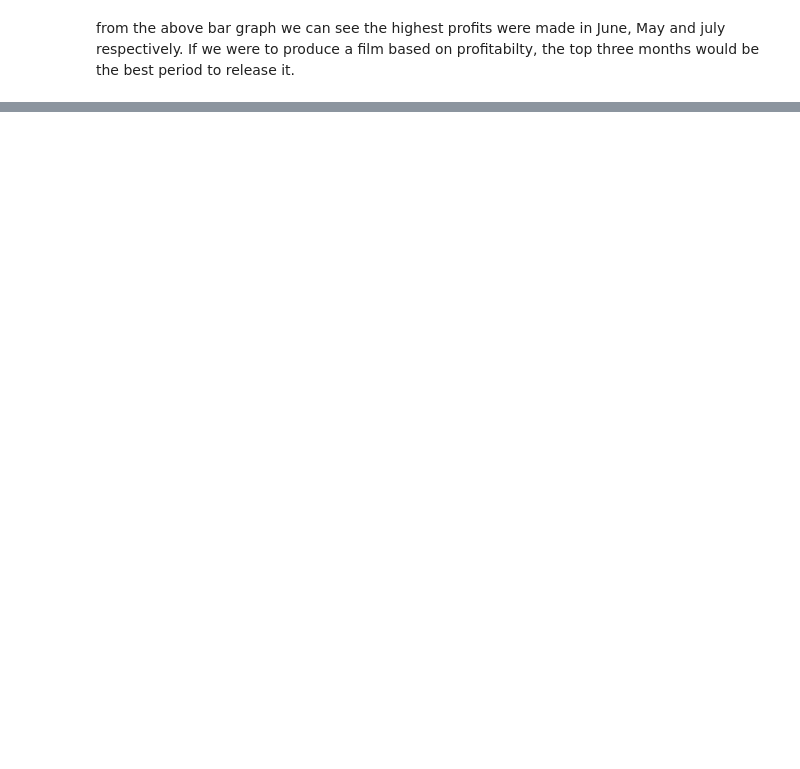
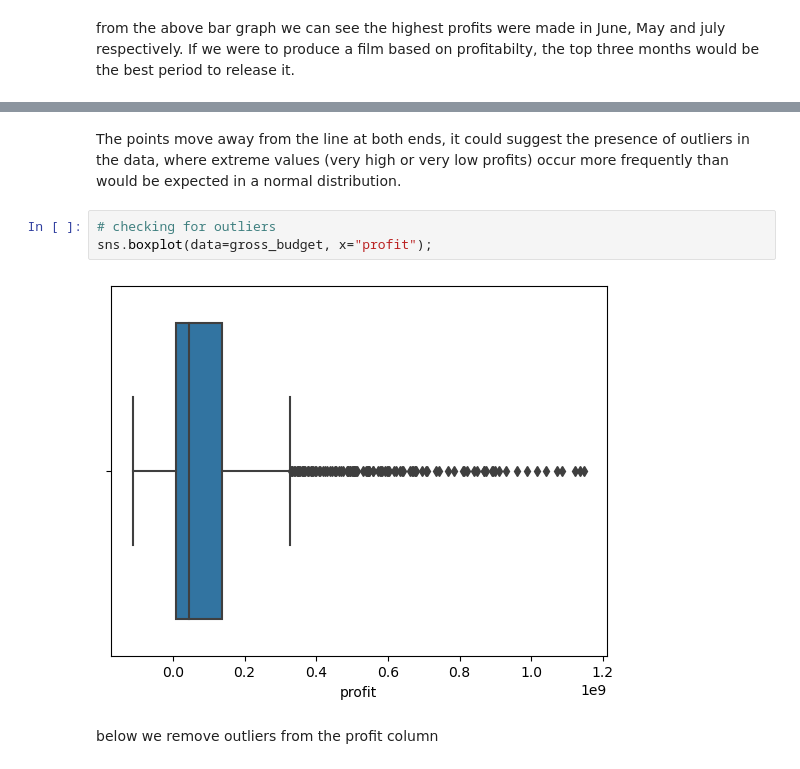
Before and after one commit to MuiruriVivian/PHASE-2-GROUP-7-PROJECT, a Jupyter notebook: Dominic.ipynb, the cells around one changed output, grey strips where cells are left out. Drawn from its saved outputs; the diff is of its cells as text; blank space fills up the shorter version.

```diff
--- a/Dominic.ipynb
+++ b/Dominic.ipynb
@@ -506,0 +483,9 @@ fig.savefig('Months With the most popular films.png')
+# %% [markdown]
+The points move away from the line at both ends, it could suggest the presence of outliers in the data, where extreme values (very high or very low profits) occur more frequently than would be expected in a normal distribution.
+# %%
+# checking for outliers
+sns.boxplot(data=gross_budget, x="profit");
+# %% [output]
+[figure, added]
+# %% [markdown]
+below we remove outliers from the profit column
```
Also changed, not shown: parts of 22 cells of this notebook.
